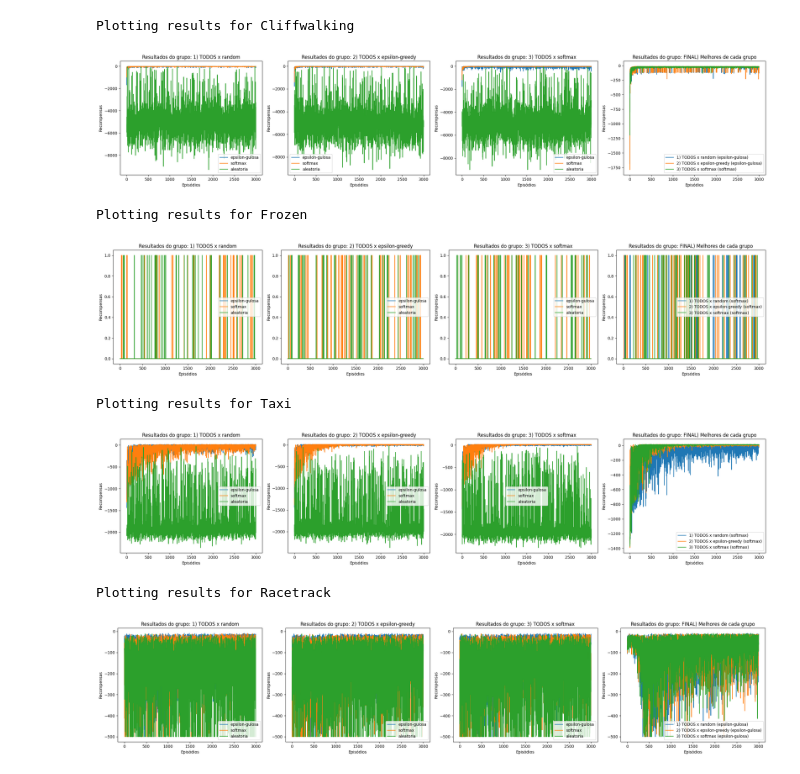
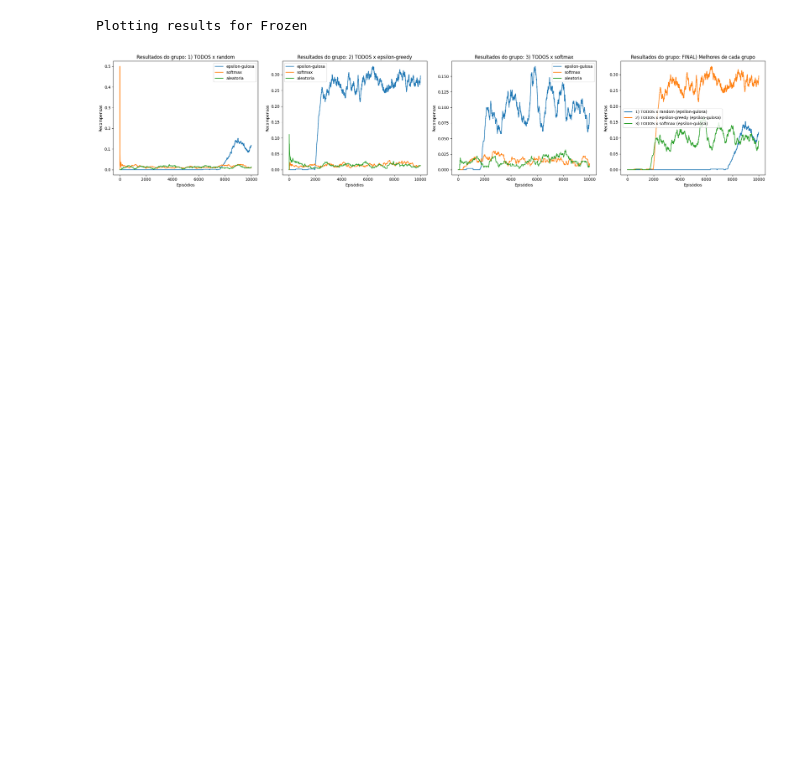
Before and after one commit to SteffanoP/rl-expected-sarsa-offpolicy, a Jupyter notebook: Expected_SARSA_off_Policy.ipynb, the cells around one changed output. Drawn from its saved outputs; the diff is of its cells as text; code cells hidden in the pictures; blank space fills up the shorter version.

Commit message:
feat: implement smoothing for Frozen Lake env

```diff
--- a/Expected_SARSA_off_Policy.ipynb
+++ b/Expected_SARSA_off_Policy.ipynb
@@ -202,5 +193,8 @@ Executando aleatoria x aleatoria...
 # %%
-def plot_grouped_results(resultados, log_scale=False):
+import matplotlib.pyplot as plt
+from util.plot import smooth  # use the smooth function from util/plot.py
+
+def plot_grouped_results(resultados, log_scale=False, smooth_window=None):
     num_groups = len(resultados)
     # Create one subplot per group in the same figure
     fig, axes = plt.subplots(1, num_groups, figsize=(6 * num_groups, 5)) if num_groups > 1 else plt.subplots(figsize=(6, 5))
@@ -210,7 +204,9 @@ def plot_grouped_results(resultados, log_scale=False):
     for ax, (grupo_nome, grupo_dados) in zip(axes, resultados.items()):
          ax.set_title(f"Resultados do grupo: {grupo_nome}")
          for politica_nome, recompensas in grupo_dados.items():
-             ax.plot(recompensas, label=politica_nome)
+              # Apply smoothing if requested
+              data = smooth(recompensas, smooth_window) if smooth_window is not None else recompensas
+              ax.plot(data, label=politica_nome)
          ax.set_xlabel("Episódios")
          ax.set_ylabel("Recompensas")
          if log_scale:
@@ -221,13 +217,11 @@ def plot_grouped_results(resultados, log_scale=False):
 # %%
 for env_label, env_results in results_per_env.items():
     print(f"Plotting results for {env_label}")
-    plot_grouped_results(env_results, log_scale=False)
+    if env_label == "Frozen":
+        # Use a smoothing window of 500 episodes for Frozen Lake environment
+        plot_grouped_results(env_results, log_scale=False, smooth_window=500)
+    else:
+        plot_grouped_results(env_results, log_scale=False)
 # %% [output]
-Plotting results for Cliffwalking
+Plotting results for Frozen
-[figure, old version]
+[figure, new version]
-Plotting results for Frozen
-[figure, removed]
-Plotting results for Taxi
-[figure, removed]
-Plotting results for Racetrack
-[figure, removed]
```
Also changed, not shown: parts of 1 cell of this notebook, 1 other file.
